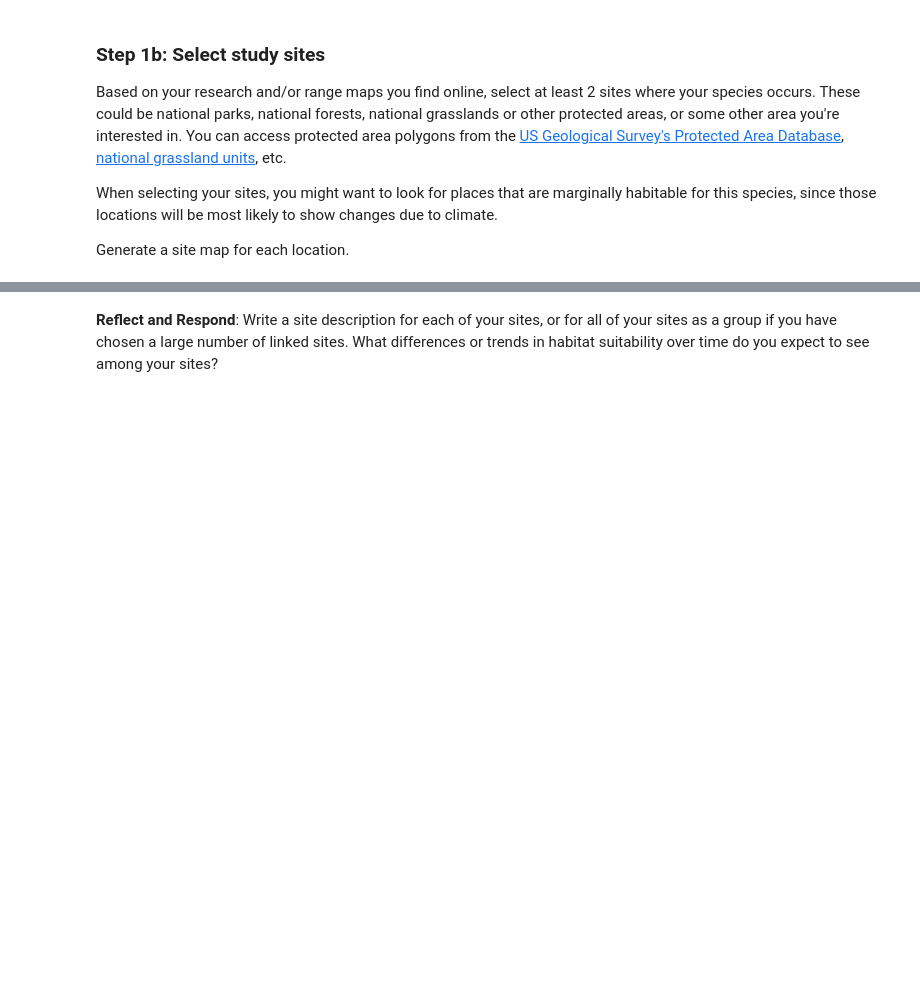
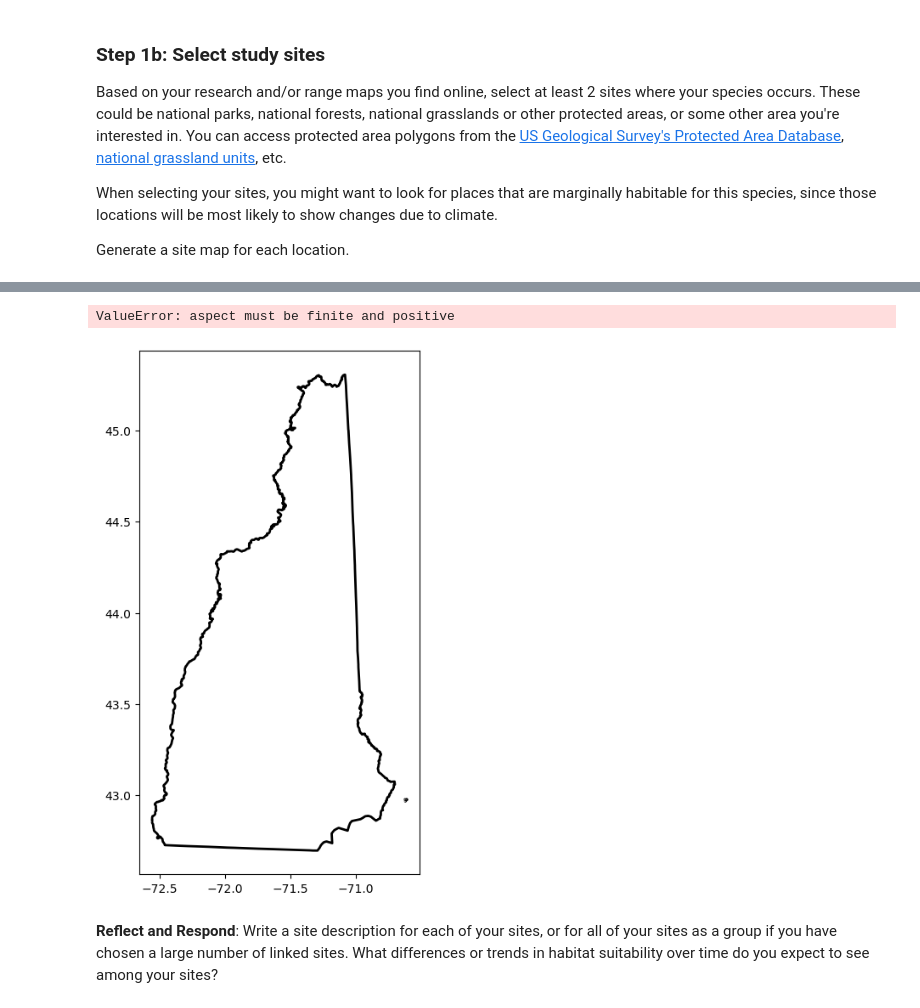
Before and after one commit to earthlab-education/spring-03-habitat-suitability-climate-change-ryme1295, a Jupyter notebook: habitat_suitability.ipynb, the cells around one changed output, grey strips where cells are left out. Drawn from its saved outputs; the diff is of its cells as text; code cells hidden in the pictures; blank space fills up the shorter version.

```diff
--- a/habitat_suitability.ipynb
+++ b/habitat_suitability.ipynb
@@ -74,3 +158,72 @@ Generate a site map for each location.
+# %%
+from pygbif import occurrences
+import pandas as pd
+import geopandas as gpd
+from shapely.geometry import Point
+import matplotlib.pyplot as plt
+
+# -----------------------------
+# 1. Get GBIF taxon key
+# -----------------------------
+species_name = "Sorghastrum nutans"
+species = occurrences.search(scientificName=species_name, limit=1)
+taxon_key = species['results'][0]['taxonKey']
+
+# -----------------------------
+# 2. Download occurrence data (broader filter)
+# -----------------------------
+records = occurrences.search(
+    taxonKey=taxon_key,
+    hasCoordinate=True,
+    country="US",
+    limit=300
+)
+
+data = pd.DataFrame(records['results'])
+data = data[['decimalLatitude', 'decimalLongitude', 'year']].dropna()
+
+geometry = [Point(xy) for xy in zip(data['decimalLongitude'], data['decimalLatitude'])]
+occ_gdf = gpd.GeoDataFrame(data, geometry=geometry, crs="EPSG:4326")
+
+# -----------------------------
+# 3. Load New Hampshire boundary
+# -----------------------------
+states = gpd.read_file(
+    "https://www2.census.gov/geo/tiger/GENZ2022/shp/cb_2022_us_state_500k.zip"
+)
+
+nh = states[states["NAME"] == "New Hampshire"]
+nh = nh.to_crs("EPSG:4326")
+
+# -----------------------------
+# 4. Spatial clip (strict boundary filter)
+# -----------------------------
+clipped_gdf = gpd.clip(occ_gdf, nh)
+
+# -----------------------------
+# 5. Plot results
+# -----------------------------
+fig, ax = plt.subplots(figsize=(8, 8))
+
+# State outline
+nh.boundary.plot(ax=ax, linewidth=2, color="black")
+
+# Clipped occurrence points
+clipped_gdf.plot(ax=ax, color="darkgreen", markersize=25, alpha=0.8)
+
+ax.set_title("Clipped Sorghastrum nutans Occurrences in New Hampshire")
+ax.set_xlabel("Longitude")
+ax.set_ylabel("Latitude")
+
+plt.show()
+
+# -----------------------------
+# 6. Optional: Save output
+# -----------------------------
+clipped_gdf.to_file("S_nutans_NH_clipped.geojson", driver="GeoJSON")
+# %% [output]
+ValueError: aspect must be finite and positive
+[figure, added]
 # %%
 ### Insert your site maps here:
 # %% [markdown]
```
Also changed, not shown: parts of 3 cells of this notebook, 3 other files.
